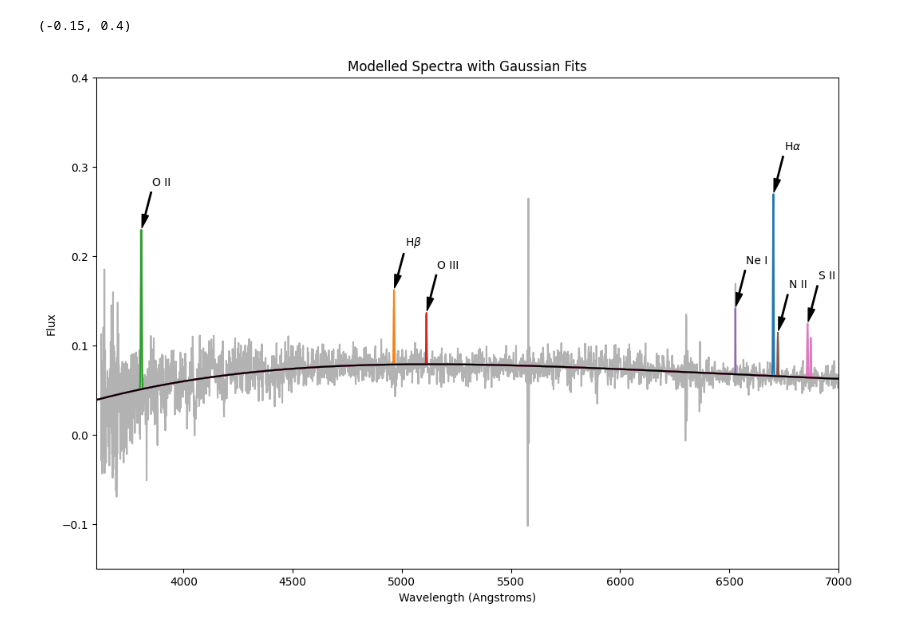
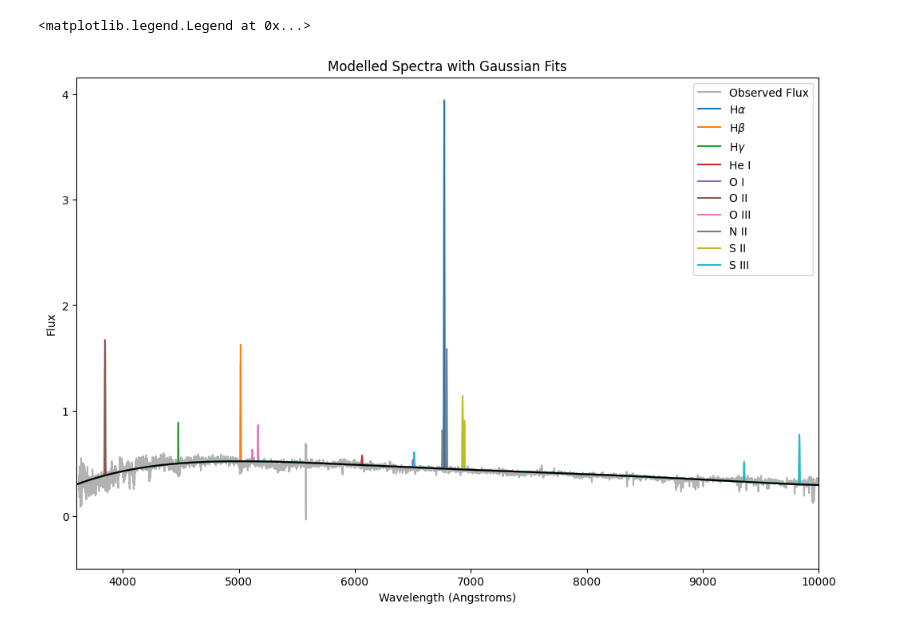
Before and after one commit to AJWestley/Galaxy-Redshift, a Jupyter notebook: full_spectrum_fit.ipynb, the cells around one changed output. Drawn from its saved outputs; the diff is of its cells as text; code cells hidden in the pictures.

```diff
--- a/full_spectrum_fit.ipynb
+++ b/full_spectrum_fit.ipynb
@@ -5,11 +5,10 @@ import matplotlib.pyplot as plt
 from fit_spectra import fit_element, gaussian
 from constants import EmissionLines
 # %%
-file = 'manga-12510-12701-LOGCUBE.fits'
+file = 'manga-12491-12704-LOGCUBE.fits'
 
 with fits.open(file) as cube:
     flux = cube['FLUX'].data
     wave = cube['WAVE'].data
-    true_z = cube[0].header['EBVGAL']
 # %%
 element_list = {
@@ -46,29 +55,24 @@ for lambda_rest in element_list:
 # %%
 plt.figure(figsize=(12, 8))
 
-plt.plot(wave, flux[:, 20, 20], label='Observed Flux', color='black', alpha=0.3)
+plt.plot(wave, flux[:, 37, 37], label='Observed Flux', color='black', alpha=0.3)
 
-flux_poly = np.polyfit(wave, flux[:, 20, 20], 5)
+flux_poly = np.polyfit(wave, flux[:, 37, 37], 5)
 flux_fit = np.polyval(flux_poly, wavelengths)
 
 for name, data in spectra.items():
     grounded = [band - np.min(band) for band in data['bands']]
     data['combined'] = np.sum(grounded, axis=0)
     data['combined'] += flux_fit
-    plt.plot(wavelengths, data['combined'])
+    plt.plot(wavelengths, data['combined'], label=data['label'])
 
-    peak_x = wavelengths[np.argmax(data['combined'])]
-    peak_y = np.max(data['combined'])
-    plt.annotate(data['label'], xy=(peak_x, peak_y), xytext=(peak_x + 50, peak_y + 0.05),
-                 arrowprops=dict(facecolor='black', shrink=0.05, width=1, headwidth=6),)
-
-plt.plot(wavelengths, flux_fit, label='Flux Fit', color='black')
+plt.plot(wavelengths, flux_fit, color='black')
 
 plt.title("Modelled Spectra with Gaussian Fits")
 plt.xlabel('Wavelength (Angstroms)')
 plt.ylabel('Flux')
-plt.xlim(3600, 7000)
-plt.ylim(-0.15, 0.4)
+plt.xlim(3600, 10000)
+plt.legend()
 # %% [output]
-(-0.15, 0.4)
+<matplotlib.legend.Legend at 0x...>
-[figure, old version]
+[figure, new version]
```
Also changed, not shown: parts of 1 cell of this notebook, 2 other files.
